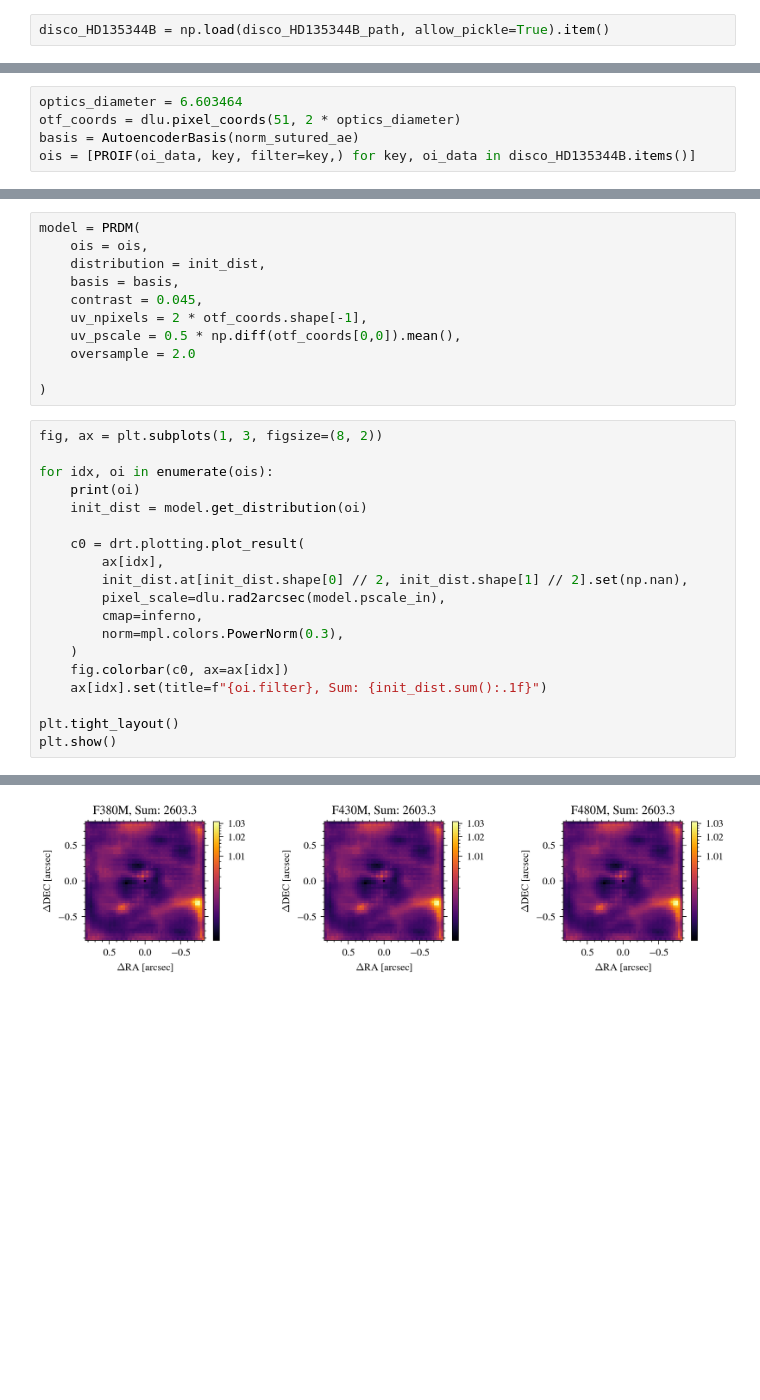
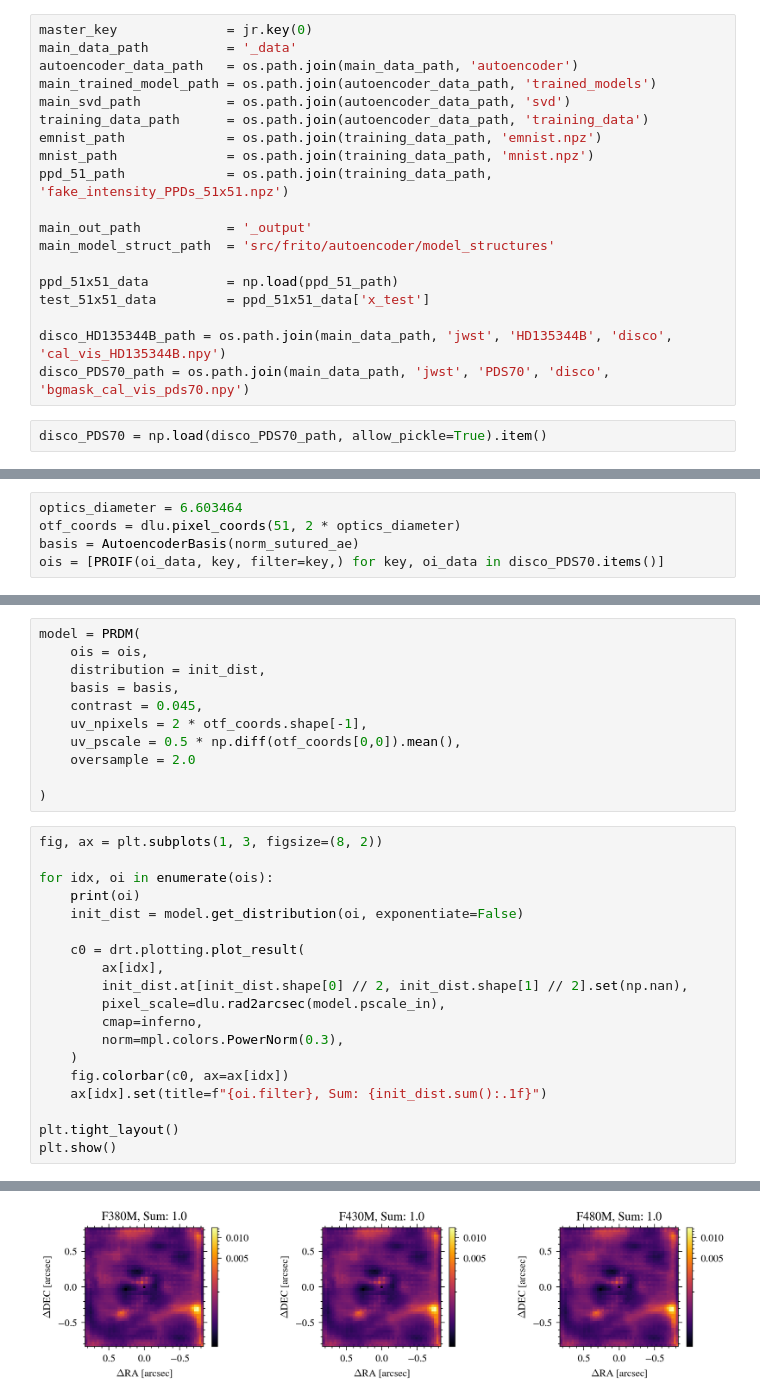
Before and after one commit to JonahDG/frito, a Jupyter notebook: notebooks/Testing/DiscoTesting.ipynb, the cells around one changed output, grey strips where cells are left out. Saved outputs shown, nothing was run; the diff lists cells and outputs as text; blank space fills up the shorter version.

```diff
--- a/notebooks/Testing/DiscoTesting.ipynb
+++ b/notebooks/Testing/DiscoTesting.ipynb
@@ -77,3 +59,22 @@ disco_HD135344B_path = os.path.join(main_data_path, 'jwst', 'HD135344B', 'disco'
+# %%
+master_key              = jr.key(0)
+main_data_path          = '_data'
+autoencoder_data_path   = os.path.join(main_data_path, 'autoencoder')
+main_trained_model_path = os.path.join(autoencoder_data_path, 'trained_models')
+main_svd_path           = os.path.join(autoencoder_data_path, 'svd')
+training_data_path      = os.path.join(autoencoder_data_path, 'training_data')
+emnist_path             = os.path.join(training_data_path, 'emnist.npz')
+mnist_path              = os.path.join(training_data_path, 'mnist.npz')
+ppd_51_path             = os.path.join(training_data_path, 'fake_intensity_PPDs_51x51.npz')
+
+main_out_path           = '_output'
+main_model_struct_path  = 'src/frito/autoencoder/model_structures'
+
+ppd_51x51_data          = np.load(ppd_51_path)
+test_51x51_data         = ppd_51x51_data['x_test']
+
+disco_HD135344B_path = os.path.join(main_data_path, 'jwst', 'HD135344B', 'disco', 'cal_vis_HD135344B.npy')
+disco_PDS70_path = os.path.join(main_data_path, 'jwst', 'PDS70', 'disco', 'bgmask_cal_vis_pds70.npy')
 # %%
-disco_HD135344B = np.load(disco_HD135344B_path, allow_pickle=True).item()
+disco_PDS70 = np.load(disco_PDS70_path, allow_pickle=True).item()
 # %%
@@ -213,4 +214,4 @@ Text(0.5, 1.0, 'Initial Distribution | Sum: 1.000000238418579')
 optics_diameter = 6.603464
 otf_coords = dlu.pixel_coords(51, 2 * optics_diameter)
 basis = AutoencoderBasis(norm_sutured_ae)
-ois = [PROIF(oi_data, key, filter=key,) for key, oi_data in disco_HD135344B.items()]
+ois = [PROIF(oi_data, key, filter=key,) for key, oi_data in disco_PDS70.items()]
@@ -230,36 +251,36 @@ fig, ax = plt.subplots(1, 3, figsize=(8, 2))
 
 for idx, oi in enumerate(ois):
     print(oi)
-    init_dist = model.get_distribution(oi)
+    init_dist = model.get_distribution(oi, exponentiate=False)
 
     c0 = drt.plotting.plot_result(
         ax[idx],
         init_dist.at[init_dist.shape[0] // 2, init_dist.shape[1] // 2].set(np.nan),
         pixel_scale=dlu.rad2arcsec(model.pscale_in),
         cmap=inferno,
         norm=mpl.colors.PowerNorm(0.3),
     )
     fig.colorbar(c0, ax=ax[idx])
     ax[idx].set(title=f"{oi.filter}, Sum: {init_dist.sum():.1f}")
 
 plt.tight_layout()
 plt.show()
 # %% [output]
 PointResolvedOIFit(
   u=f32[1300],
   v=f32[1300],
   wavel=f32[],
   parang=f32[],
   vis=f32[349],
   d_vis=f32[349],
   phi=f32[349],
   d_phi=f32[349],
   vis_mat=f32[349,1300],
   phi_mat=f32[349,1300],
   key='F380M',
 ... (26 lines left out)
   phi_mat=f32[349,1300],
   key='F480M',
   filter='F480M'
 )
-[figure, old version]
+[figure, new version]
```
Also changed, not shown: parts of 7 cells of this notebook.
